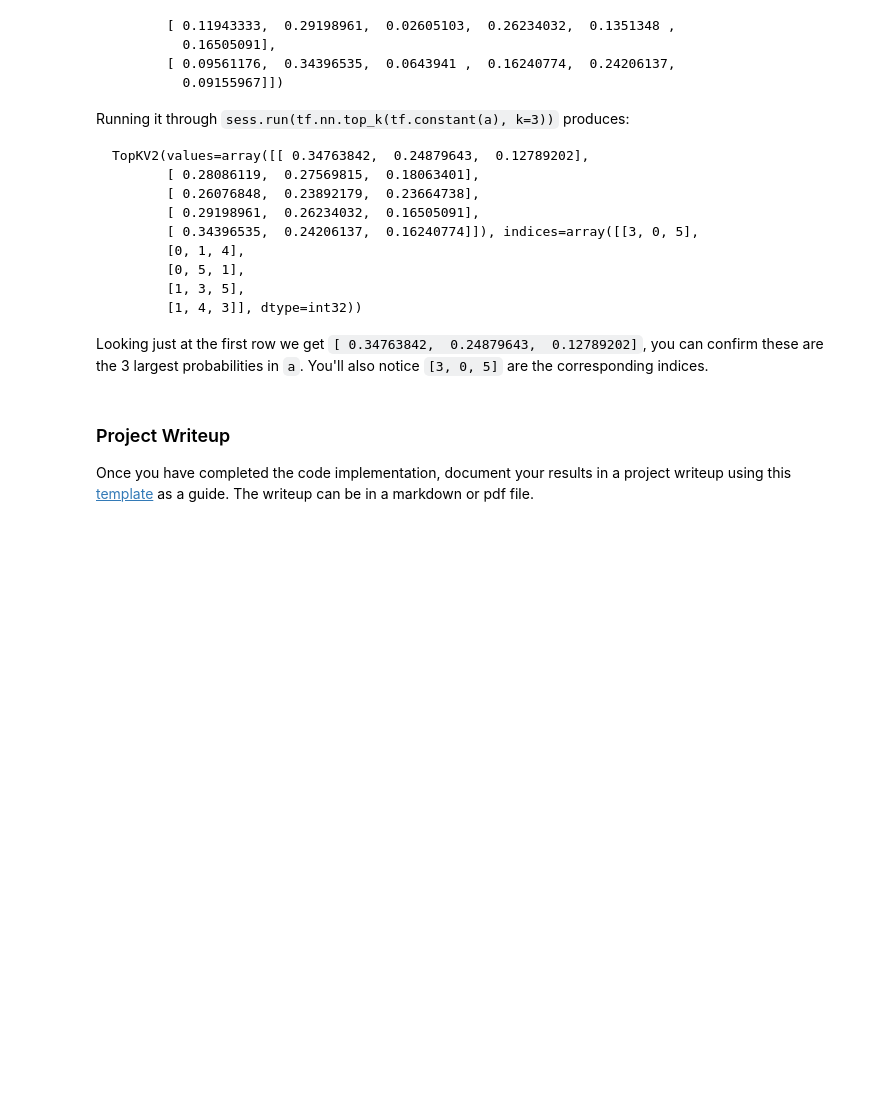
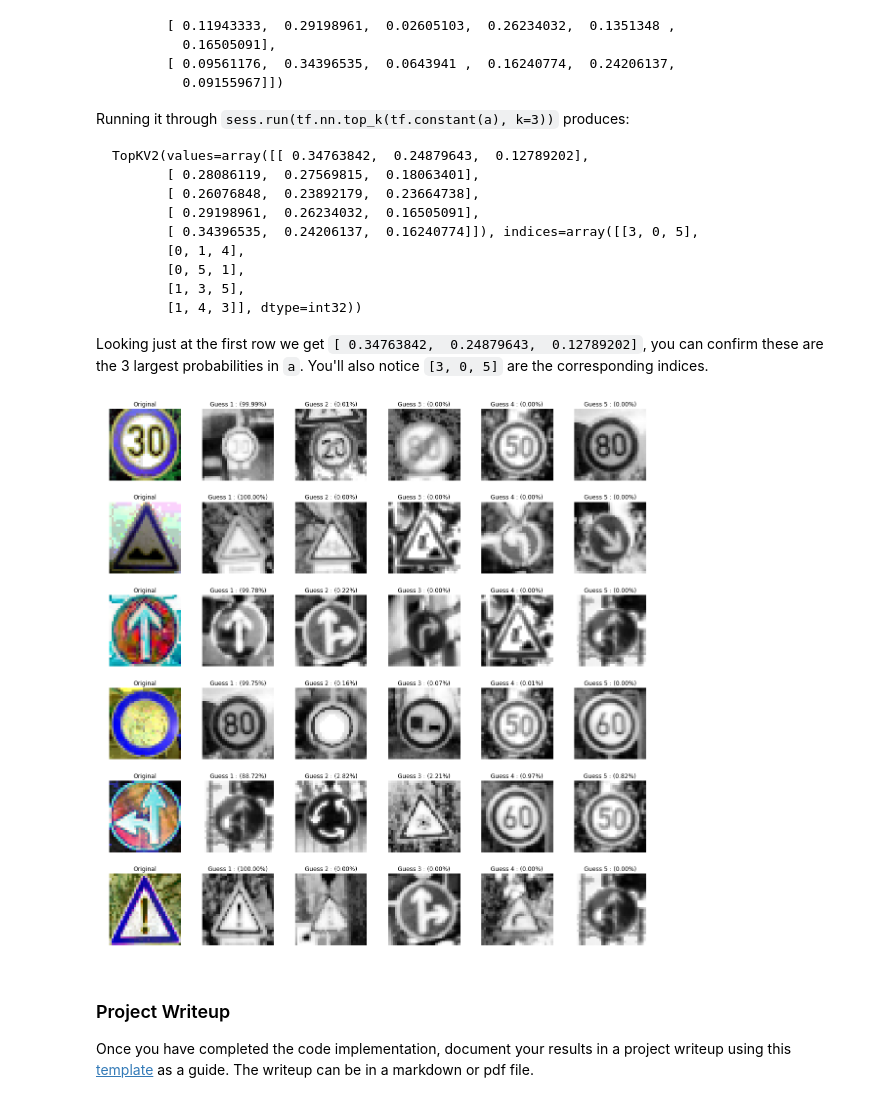
Before and after one commit to gdangelo/CarND-Traffic-Sign-Classifier-Project, a Jupyter notebook: Traffic_Sign_Classifier.ipynb, the cells around one changed output. Saved outputs shown, nothing was run; the diff lists cells and outputs as text; code cells hidden in the pictures; blank space fills up the shorter version.

Commit message:
feat: Output top 5 softmax probabilities for each image

```diff
--- a/Traffic_Sign_Classifier.ipynb
+++ b/Traffic_Sign_Classifier.ipynb
@@ -544,12 +544,12 @@ plt.tight_layout()
 # %%
 ### Run the predictions here and use the model to output the prediction for each image.
 ### Make sure to pre-process the images with the same pre-processing pipeline used earlier.
-X_new_test = preprocess_data(X_new_test)
+X_new_test_normalized = preprocess_data(X_new_test)
 
 with tf.Session() as session:
     saver.restore(session, tf.train.latest_checkpoint('.'))
 
-    test_new_accuracy = evaluate(X_new_test, y_new_test)
+    test_new_accuracy = evaluate(X_new_test_normalized, y_new_test)
     print("Test Accuracy on New Images = {:.3f}".format(test_new_accuracy))
 # %% [output]
 Test Accuracy on New Images = 0.833
@@ -599,3 +596,40 @@ Looking just at the first row we get `[ 0.34763842,  0.24879643,  0.12789202]`,
+# %%
+### Print out the top five softmax probabilities for the predictions on the German traffic sign images found on the web.
+### Feel free to use as many code cells as needed.
+k_size = 5
+softmax_logits = tf.nn.softmax(logits)
+top_k = tf.nn.top_k(softmax_logits, k=k_size)
+
+with tf.Session() as session:
+    saver.restore(session, tf.train.latest_checkpoint('.'))
+    top_k_prob = session.run(top_k, feed_dict={x: X_new_test_normalized, keep_prob: 1})
+
+    # Plot top k probs
+    nrows = len(X_new_test)
+    ncols = k_size+1 # original image + top k
+    images = []
+    labels = []
+    for i in range(nrows):
+        for j in range(ncols):
+            if (j == 0):
+                images.append(X_new_test[i])
+                labels.append('Original')
+            else:
+                prob = top_k_prob[0][i][j-1]
+                label = top_k_prob[1][i][j-1]
+                images.append(X_train[np.argwhere(y_train == label)[0]].squeeze())
+                labels.append('Guess {} : ({:.2f}%)'.format(j, prob*100))
+
+    fig = plt.figure(figsize=(16,16))
+    for i in range(nrows*ncols):
+        ax = fig.add_subplot(nrows, ncols, i+1)
+        ax.imshow(images[i])
+        ax.set_title(labels[i])
+        ax.axis('off')
+
+    plt.tight_layout()
+# %% [output]
+[figure, added]
 # %% [markdown]
 ### Project Writeup
 
```
Also changed, not shown: parts of 1 cell of this notebook.
